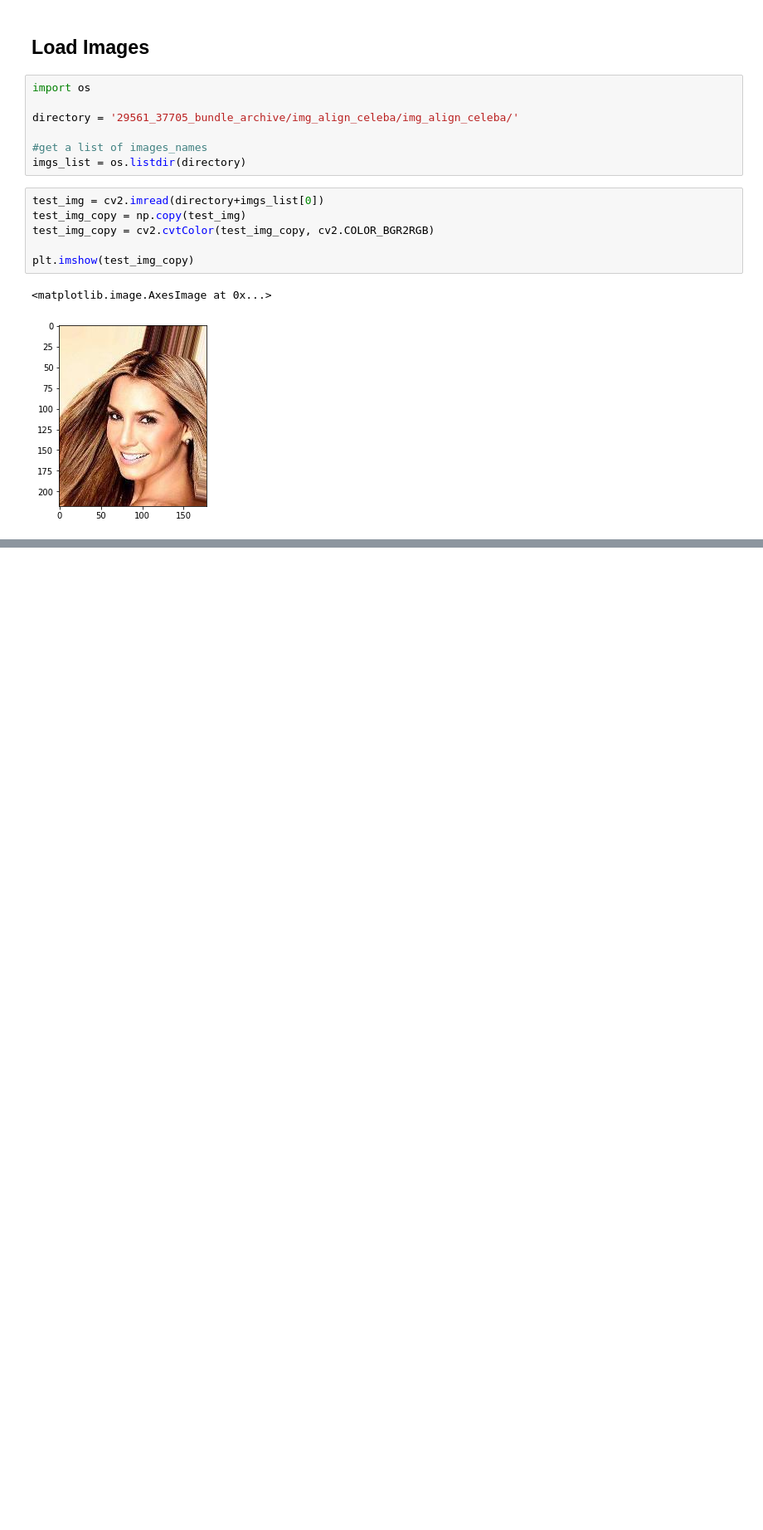
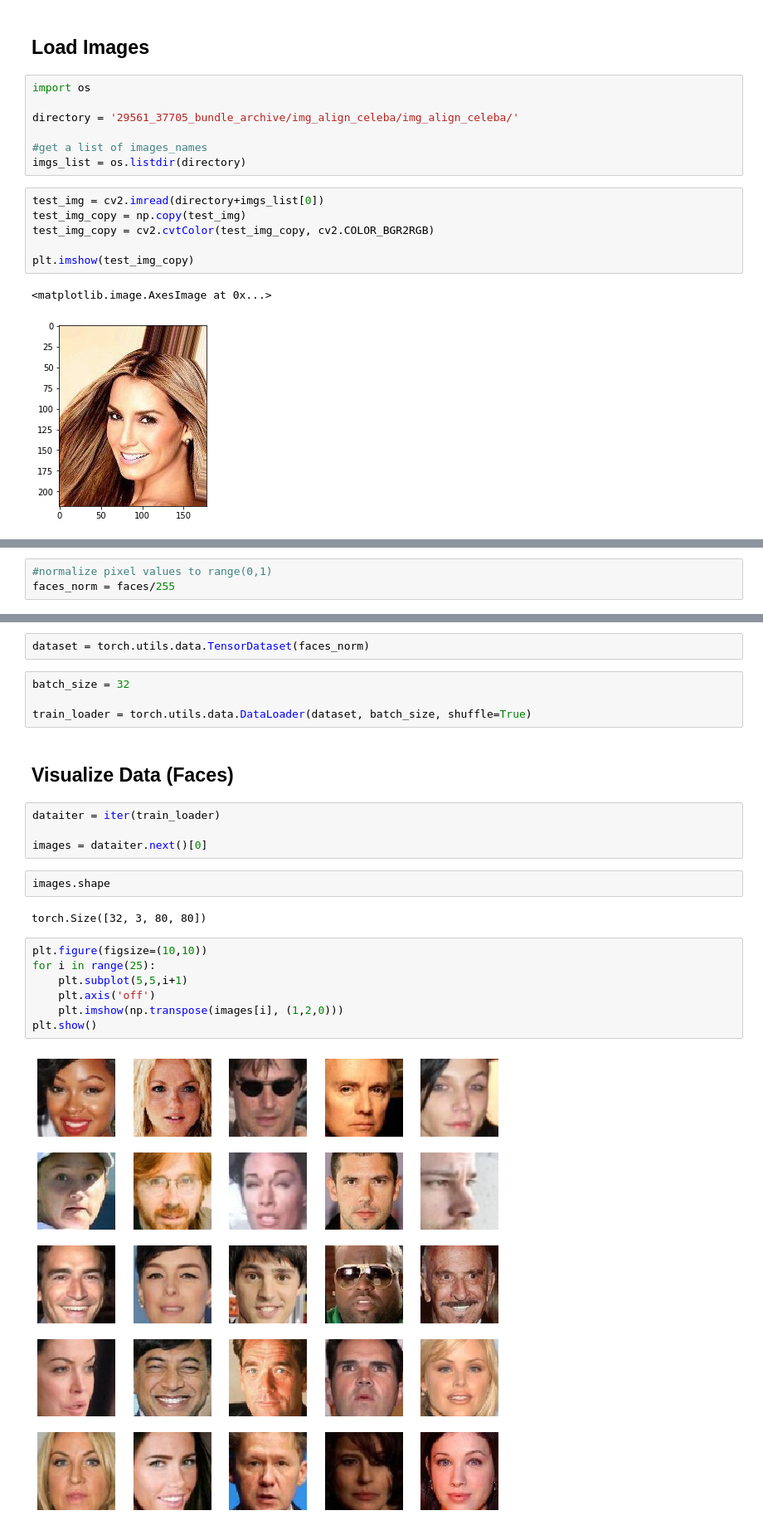
Before and after one commit to ChirathPansilu/1-D-GAN-From-Scratch, a Jupyter notebook: GANs/CelebA DCGAN/CelebA DCGAN 2.0.ipynb, the cells around one changed output, grey strips where cells are left out. Shown: that part at 83% size. Saved outputs shown, nothing was run; the diff lists cells and outputs as text; blank space fills up the shorter version.

```diff
--- a/GANs/CelebA DCGAN/CelebA DCGAN 2.0.ipynb
+++ b/GANs/CelebA DCGAN/CelebA DCGAN 2.0.ipynb
@@ -104 +140,4 @@ test_faces = load_faces(directory, imgs_list, 10)
+# %%
+#normalize pixel values to range(0,1)
+faces_norm = faces/255
 # %%
@@ -112,0 +147,25 @@ plt.imshow(np.transpose(test_faces[7], (1,2,0)))
+# %%
+dataset = torch.utils.data.TensorDataset(faces_norm)
+# %%
+batch_size = 32
+
+train_loader = torch.utils.data.DataLoader(dataset, batch_size, shuffle=True)
+# %% [markdown]
+## Visualize Data (Faces)
+# %%
+dataiter = iter(train_loader)
+
+images = dataiter.next()[0]
+# %%
+images.shape
+# %% [output]
+torch.Size([32, 3, 80, 80])
+# %%
+plt.figure(figsize=(10,10))
+for i in range(25):
+    plt.subplot(5,5,i+1)
+    plt.axis('off')
+    plt.imshow(np.transpose(images[i], (1,2,0)))
+plt.show()
+# %% [output]
+[figure, added]
```
Also changed, not shown: parts of 20 cells of this notebook.
